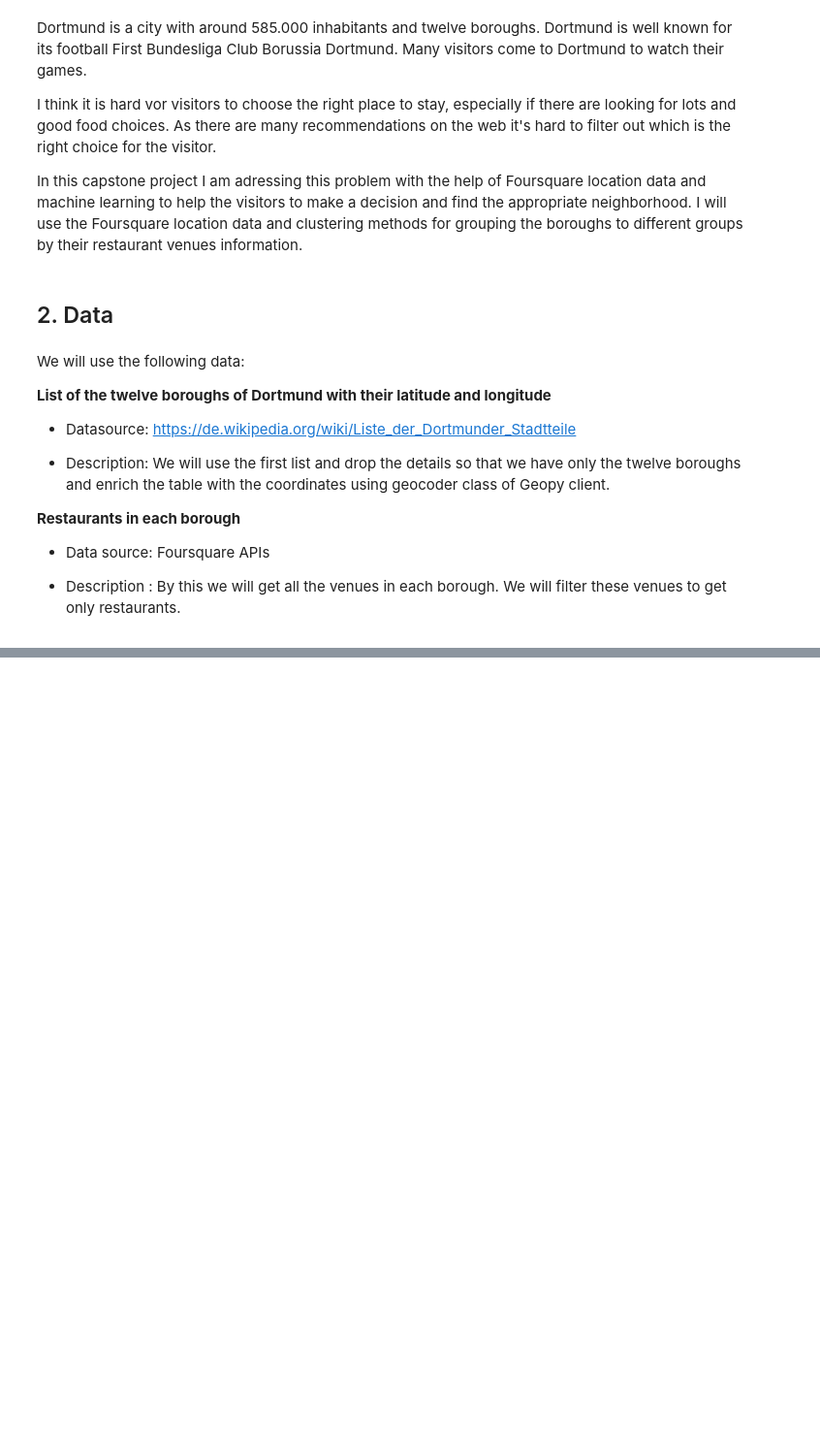
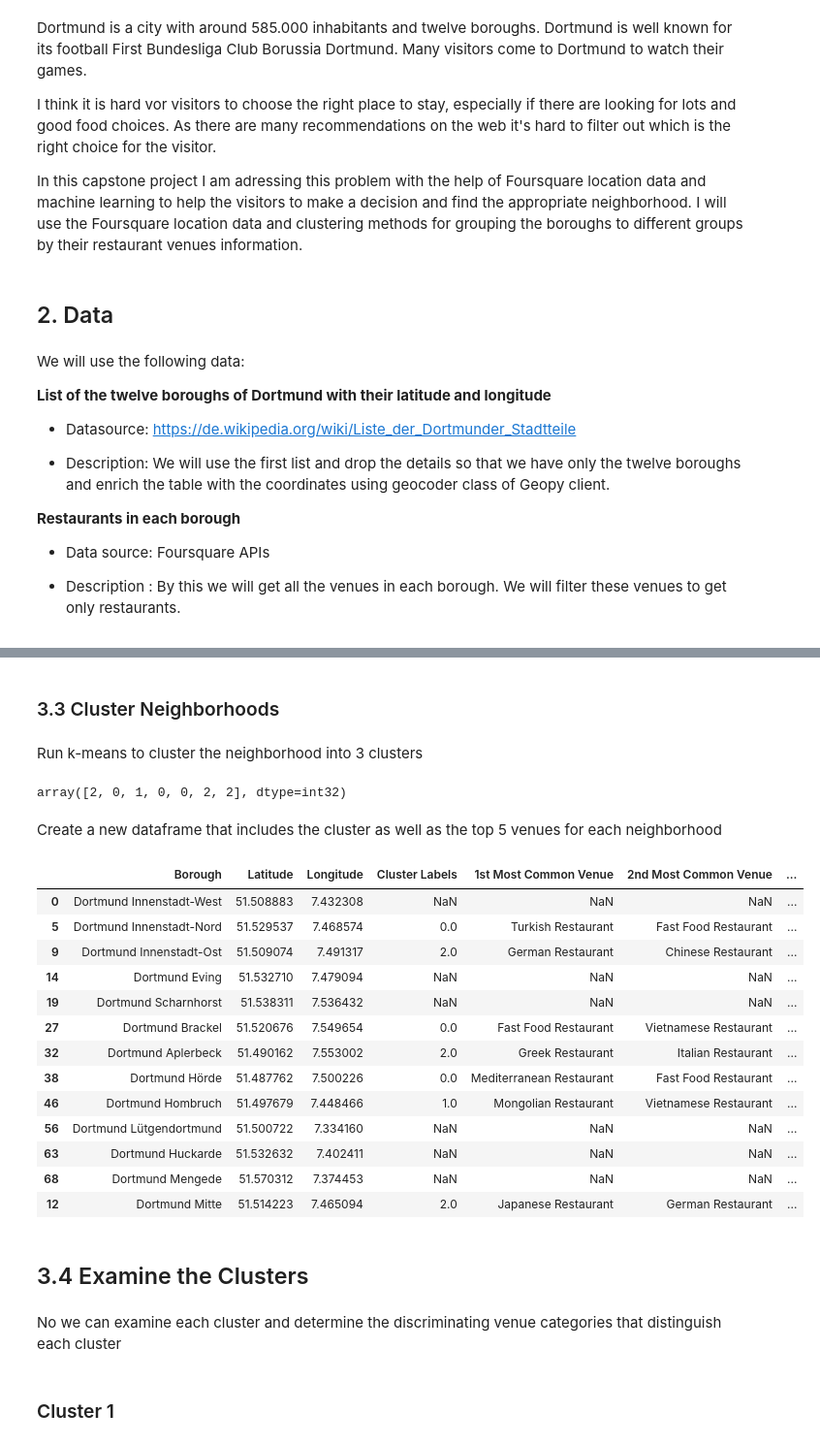
Before and after one commit to Marius021991/Capstone-Project, a Jupyter notebook: Final Project.ipynb, the cells around one changed output, grey strips where cells are left out. Shown at 97% size. Saved outputs shown, nothing was run; the diff lists cells and outputs as text; code cells hidden in the pictures; blank space fills up the shorter version.

```diff
--- a/Final Project.ipynb
+++ b/Final Project.ipynb
@@ -32,0 +615,21 @@ We will use the following data:
+# %%
+num_top_venues = 5
+
+indicators = ['st', 'nd', 'rd']
+
+# create columns according to number of top venues
+columns = ['Neighborhood']
+for ind in np.arange(num_top_venues):
+    try:
+        columns.append('{}{} Most Common Venue'.format(ind+1, indicators[ind]))
+    except:
+        columns.append('{}th Most Common Venue'.format(ind+1))
+
+# create a new dataframe
+neighborhoods_venues_sorted = pd.DataFrame(columns=columns)
+neighborhoods_venues_sorted['Neighborhood'] = Dortmund_grouped['Neighborhood']
+
+for ind in np.arange(Dortmund_grouped.shape[0]):
+    neighborhoods_venues_sorted.iloc[ind, 1:] = return_most_common_venues(Dortmund_grouped.iloc[ind, :], num_top_venues)
+
+neighborhoods_venues_sorted.head(10)
@@ -32,0 +645,53 @@ We will use the following data:
+# %% [markdown]
+### 3.3 Cluster Neighborhoods
+# %% [markdown]
+Run k-means to cluster the neighborhood into 3 clusters
+# %%
+kclusters = 3
+
+Dortmund_grouped_clustering = Dortmund_grouped.drop('Neighborhood', 1)
+
+# run k-means clustering
+kmeans = KMeans(n_clusters=kclusters, random_state=0).fit(Dortmund_grouped_clustering)
+
+# check cluster labels generated for each row in the dataframe
+kmeans.labels_[0:10]
+# %% [output]
+array([2, 0, 1, 0, 0, 2, 2], dtype=int32)
+# %% [markdown]
+Create a new dataframe that includes the cluster as well as the top 5 venues for each neighborhood
+# %%
+
+# add clustering labels
+
+neighborhoods_venues_sorted.insert(0, 'Cluster Labels', kmeans.labels_)
+
+Dortmund_merged = Boroughs
+
+Dortmund_merged.rename(columns={'Name':'Neighborhood'}, inplace=True)
+
+# merge Dortmund with Dortmund_data to add latitude/longitude for each neighborhood
+Dortmund_merged = Dortmund_merged.join(neighborhoods_venues_sorted.set_index('Neighborhood'), on='Borough')
+
+Dortmund_merged.head(20)
+# %% [output]
+|  | Borough | Latitude | Longitude | Cluster Labels | 1st Most Common Venue | 2nd Most Common Venue | ... |
+| 0 | Dortmund Innenstadt-West | 51.508883 | 7.432308 | NaN | NaN | NaN | ... |
+| 5 | Dortmund Innenstadt-Nord | 51.529537 | 7.468574 | 0.0 | Turkish Restaurant | Fast Food Restaurant | ... |
+| 9 | Dortmund Innenstadt-Ost | 51.509074 | 7.491317 | 2.0 | German Restaurant | Chinese Restaurant | ... |
+| 14 | Dortmund Eving | 51.532710 | 7.479094 | NaN | NaN | NaN | ... |
+| 19 | Dortmund Scharnhorst | 51.538311 | 7.536432 | NaN | NaN | NaN | ... |
+| 27 | Dortmund Brackel | 51.520676 | 7.549654 | 0.0 | Fast Food Restaurant | Vietnamese Restaurant | ... |
+| 32 | Dortmund Aplerbeck | 51.490162 | 7.553002 | 2.0 | Greek Restaurant | Italian Restaurant | ... |
+| 38 | Dortmund Hörde | 51.487762 | 7.500226 | 0.0 | Mediterranean Restaurant | Fast Food Restaurant | ... |
+| 46 | Dortmund Hombruch | 51.497679 | 7.448466 | 1.0 | Mongolian Restaurant | Vietnamese Restaurant | ... |
+| 56 | Dortmund Lütgendortmund | 51.500722 | 7.334160 | NaN | NaN | NaN | ... |
+| 63 | Dortmund Huckarde | 51.532632 | 7.402411 | NaN | NaN | NaN | ... |
+| 68 | Dortmund Mengede | 51.570312 | 7.374453 | NaN | NaN | NaN | ... |
+| 12 | Dortmund Mitte | 51.514223 | 7.465094 | 2.0 | Japanese Restaurant | German Restaurant | ... |
+# %% [markdown]
+## 3.4 Examine the Clusters
+# %% [markdown]
+No we can examine each cluster and determine the discriminating venue categories that distinguish each cluster
+# %% [markdown]
+### Cluster 1
```
Also changed, not shown: parts of 65 cells of this notebook.
